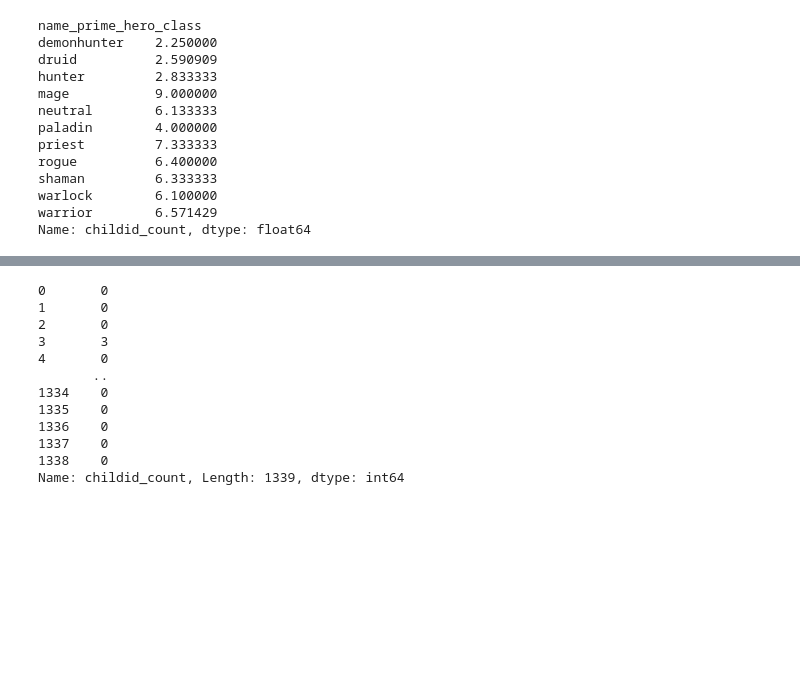
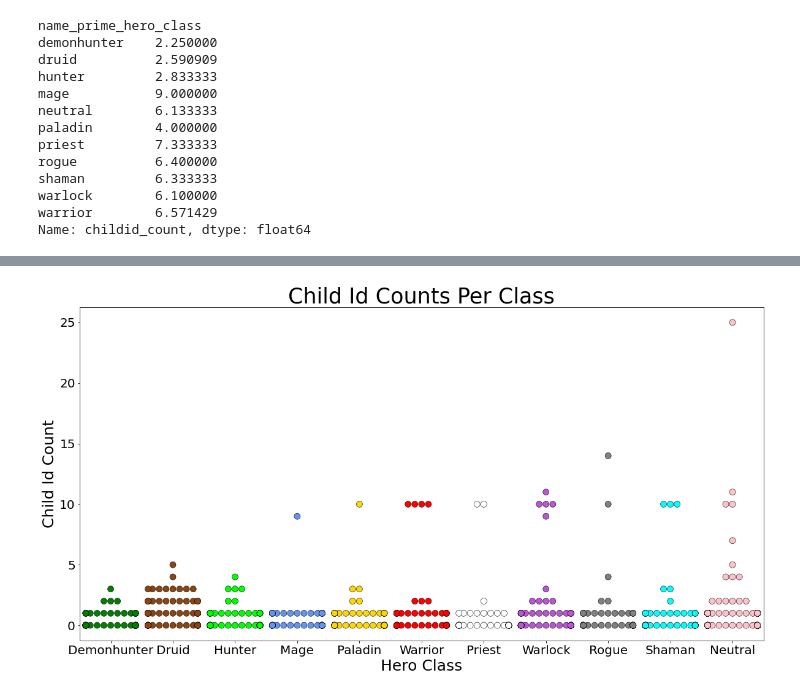
Before and after one commit to SamuelD-Data/hearthstone_project, a Jupyter notebook: hearthstone_project_notebook.ipynb, the cells around one changed output, grey strips where cells are left out. Saved outputs shown, nothing was run; the diff lists cells and outputs as text; code cells hidden in the pictures; blank space fills up the shorter version.

Commit message:
updated swarmplot, added takeaways

```diff
--- a/hearthstone_project_notebook.ipynb
+++ b/hearthstone_project_notebook.ipynb
@@ -1477,15 +1448,17 @@ sns.distplot(warrior_cards["childid_count"], hist=True, kde=False )
-# %%
-df.childid_count
-# %% [output]
-0       0
-1       0
-2       0
-3       3
-4       0
-       ..
-1334    0
-1335    0
-1336    0
-1337    0
-1338    0
-Name: childid_count, Length: 1339, dtype: int64
+# %%
+plt.figure(figsize = (20,10))
+sns.swarmplot(x = df.name_prime_hero_class.str.title(),
+              y = "childid_count",
+              data = df,
+              palette = colord,
+              edgecolor = 'black',
+              linewidth = .55,
+              size = 10)
+plt.title('Child Id Counts Per Class', fontsize = 35)
+plt.xlabel('Hero Class', fontsize = 25)
+plt.ylabel('Child Id Count', fontsize = 25)
+plt.xticks(fontsize = 20)
+plt.yticks(fontsize = 20)
+plt.show()
+# %% [output]
+[figure, added]
```
Also changed, not shown: parts of 5 cells of this notebook.
